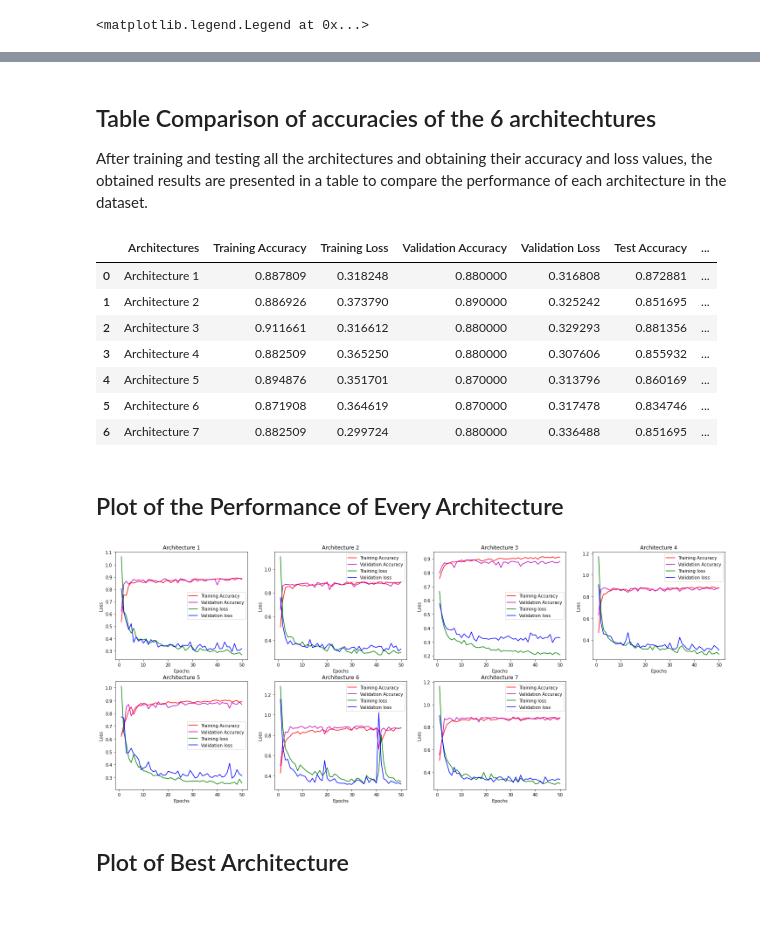
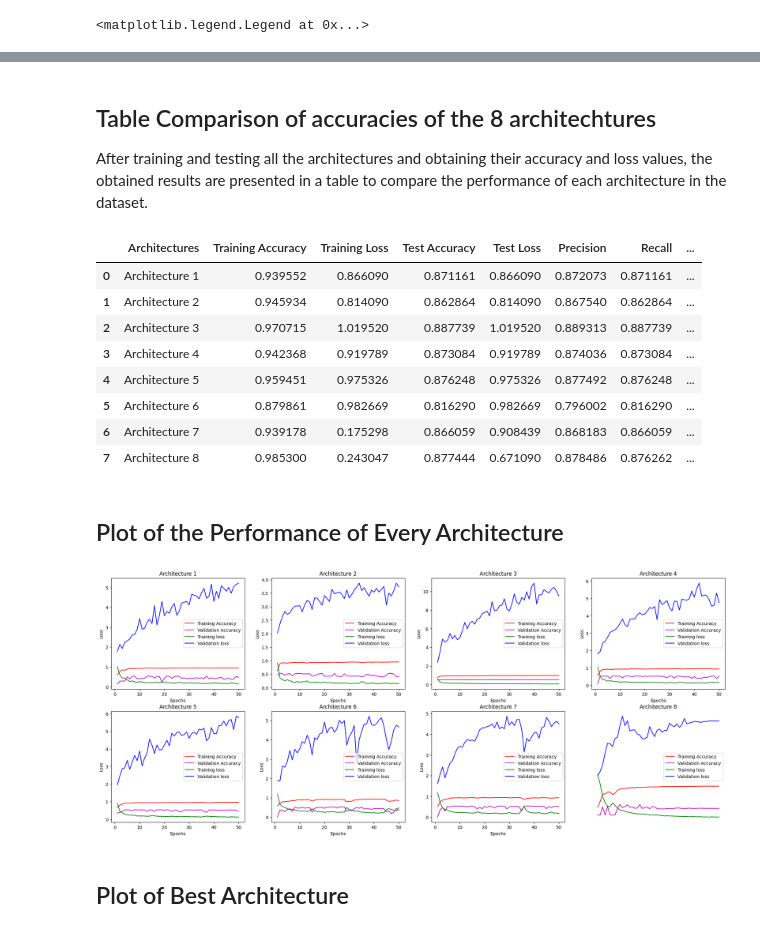
Before and after one commit to StadynR/HAR-imu-photogrammetry, a Jupyter notebook: Notebooks/Dataset 1/Photogrammetry - Best Features.ipynb, the cells around one changed output, grey strips where cells are left out. Cells and saved outputs as stored; diff of their text form; code cells hidden in the pictures.

```diff
--- a/Notebooks/Dataset 1/Photogrammetry - Best Features.ipynb
+++ b/Notebooks/Dataset 1/Photogrammetry - Best Features.ipynb
@@ -1256,26 +1994,28 @@ axes[1, 2].legend()
 # %% [markdown]
-## Table Comparison of accuracies of the 6 architechtures
+## Table Comparison of accuracies of the 8 architechtures
 
 After training and testing all the architectures and obtaining their accuracy and loss values, the obtained results are presented in a table to compare the performance of each architecture in the dataset.
 # %%
 # Architectures labels
-archs = ["Architecture 1", "Architecture 2", "Architecture 3", "Architecture 4", "Architecture 5", "Architecture 6", "Architecture 7"]
+archs = ["Architecture 1", "Architecture 2", "Architecture 3", "Architecture 4", "Architecture 5", "Architecture 6", "Architecture 7", "Architecture 8"]
 # Training accuracies of the architectures
-train_accs = [arch1_train_acc, arch2_train_acc, arch3_train_acc, arch4_train_acc, arch5_train_acc, arch6_train_acc, arch7_train_acc]
+train_accs = [arch1_train_acc, arch2_train_acc, arch3_train_acc, arch4_train_acc, arch5_train_acc, arch6_train_acc, arch7_train_acc, arch8_train_acc]
 # Training losses of the architectures
-train_losses = [arch1_test_loss, arch2_test_loss, arch3_test_loss, arch4_test_loss, arch5_test_loss, arch6_test_loss, arch7_train_loss]
-# Validation accuracies of the architectures
-val_accs = [arch1_val_acc, arch2_val_acc, arch3_val_acc, arch4_val_acc, arch5_val_acc, arch6_val_acc, arch7_val_acc]
-# Validation losses of the architectures
-val_losses = [arch1_val_loss, arch2_val_loss, arch3_val_loss, arch4_val_loss, arch5_val_loss, arch6_val_loss, arch7_val_loss]
+train_losses = [arch1_test_loss, arch2_test_loss, arch3_test_loss, arch4_test_loss, arch5_test_loss, arch6_test_loss, arch7_train_loss, arch8_train_loss]
 # Testing accuracies of the architectures
-test_accs = [arch1_test_acc, arch2_test_acc, arch3_test_acc, arch4_test_acc, arch5_test_acc, arch6_test_acc, arch7_test_acc]
+test_accs = [arch1_test_acc, arch2_test_acc, arch3_test_acc, arch4_test_acc, arch5_test_acc, arch6_test_acc, arch7_test_acc, arch8_test_acc]
 # Testing losses of the architectures
-test_loss = [arch1_test_loss, arch2_test_loss, arch3_test_loss, arch4_test_loss, arch5_test_loss, arch6_test_loss, arch6_test_loss]
+test_losses = [arch1_test_loss, arch2_test_loss, arch3_test_loss, arch4_test_loss, arch5_test_loss, arch6_test_loss, arch7_test_loss, arch8_test_loss]
+# Precisions of the architectures
+precisions = [arch1_precision, arch2_precision, arch3_precision, arch4_precision, arch5_precision, arch6_precision, arch7_precision, arch8_precision]
+# Recalls of the architectures
+recalls = [arch1_recall, arch2_recall, arch3_recall, arch4_recall, arch5_recall, arch6_recall, arch7_recall, arch8_recall]
+# F1 scores of the architectures
+f1_scores = [arch1_f1_score, arch2_f1_score, arch3_f1_score, arch4_f1_score, arch5_f1_score, arch6_f1_score, arch7_f1_score, arch8_f1_score]
 
-compare_df = pd.DataFrame(list(zip(archs, train_accs, train_losses, val_accs, val_losses, test_accs, test_loss)),
-                  columns =['Architectures', 'Training Accuracy', 'Training Loss', 'Validation Accuracy', 'Validation Loss', 'Test Accuracy', 'Test Loss'])
-compare_df
+df = pd.DataFrame(list(zip(archs, train_accs, train_losses, test_accs, test_losses, precisions, recalls, f1_scores)),
+                  columns =['Architectures', 'Training Accuracy', 'Training Loss', 'Test Accuracy', 'Test Loss', 'Precision', 'Recall', 'F1 score'])
+df
 
 # Defining custom function which returns
 # the list for df.style.apply() method
@@ -1290,24 +2030,24 @@ def highlight_min(s):
     is_min = s == s.min()
     return ['font-weight: %s' % 'bold' if cell else '' for cell in is_min]
 
-compare_df.style.apply(highlight_max, subset = ['Training Accuracy', 'Validation Accuracy', 'Test Accuracy']).apply(highlight_min, subset = ['Training Loss', 'Validation Loss', 'Test Loss'])
+df.style.apply(highlight_max, subset = ['Training Accuracy', 'Test Accuracy', 'Precision', 'Recall', 'F1 score']).apply(highlight_min, subset = ['Training Loss', 'Test Loss'])
 # %% [output]
-|  | Architectures | Training Accuracy | Training Loss | Validation Accuracy | Validation Loss | Test Accuracy | ... |
-| 0 | Architecture 1 | 0.887809 | 0.318248 | 0.880000 | 0.316808 | 0.872881 | ... |
-| 1 | Architecture 2 | 0.886926 | 0.373790 | 0.890000 | 0.325242 | 0.851695 | ... |
-| 2 | Architecture 3 | 0.911661 | 0.316612 | 0.880000 | 0.329293 | 0.881356 | ... |
-| 3 | Architecture 4 | 0.882509 | 0.365250 | 0.880000 | 0.307606 | 0.855932 | ... |
-| 4 | Architecture 5 | 0.894876 | 0.351701 | 0.870000 | 0.313796 | 0.860169 | ... |
-| 5 | Architecture 6 | 0.871908 | 0.364619 | 0.870000 | 0.317478 | 0.834746 | ... |
-| 6 | Architecture 7 | 0.882509 | 0.299724 | 0.880000 | 0.336488 | 0.851695 | ... |
+|  | Architectures | Training Accuracy | Training Loss | Test Accuracy | Test Loss | Precision | Recall | ... |
+| 0 | Architecture 1 | 0.939552 | 0.866090 | 0.871161 | 0.866090 | 0.872073 | 0.871161 | ... |
+| 1 | Architecture 2 | 0.945934 | 0.814090 | 0.862864 | 0.814090 | 0.867540 | 0.862864 | ... |
+| 2 | Architecture 3 | 0.970715 | 1.019520 | 0.887739 | 1.019520 | 0.889313 | 0.887739 | ... |
+| 3 | Architecture 4 | 0.942368 | 0.919789 | 0.873084 | 0.919789 | 0.874036 | 0.873084 | ... |
+| 4 | Architecture 5 | 0.959451 | 0.975326 | 0.876248 | 0.975326 | 0.877492 | 0.876248 | ... |
+| 5 | Architecture 6 | 0.879861 | 0.982669 | 0.816290 | 0.982669 | 0.796002 | 0.816290 | ... |
+| 6 | Architecture 7 | 0.939178 | 0.175298 | 0.866059 | 0.908439 | 0.868183 | 0.866059 | ... |
+| 7 | Architecture 8 | 0.985300 | 0.243047 | 0.877444 | 0.671090 | 0.878486 | 0.876262 | ... |
 # %% [markdown]
 ## Plot of the Performance of Every Architecture
 # %%
 from IPython.display import display
-axes[1, 3].axis('off')
 display(fig)
 # %% [output]
-[figure, old version]
+[figure, new version]
 # %% [markdown]
 ## Plot of Best Architecture
 # %%
```
Also changed, not shown: parts of 100 cells of this notebook.
